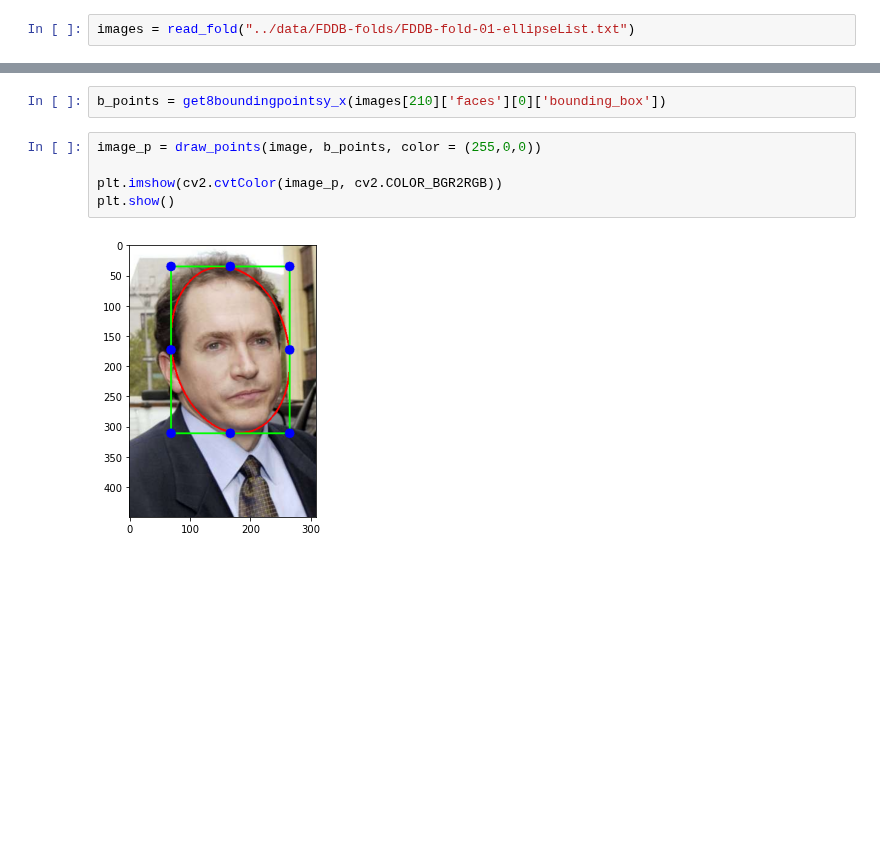
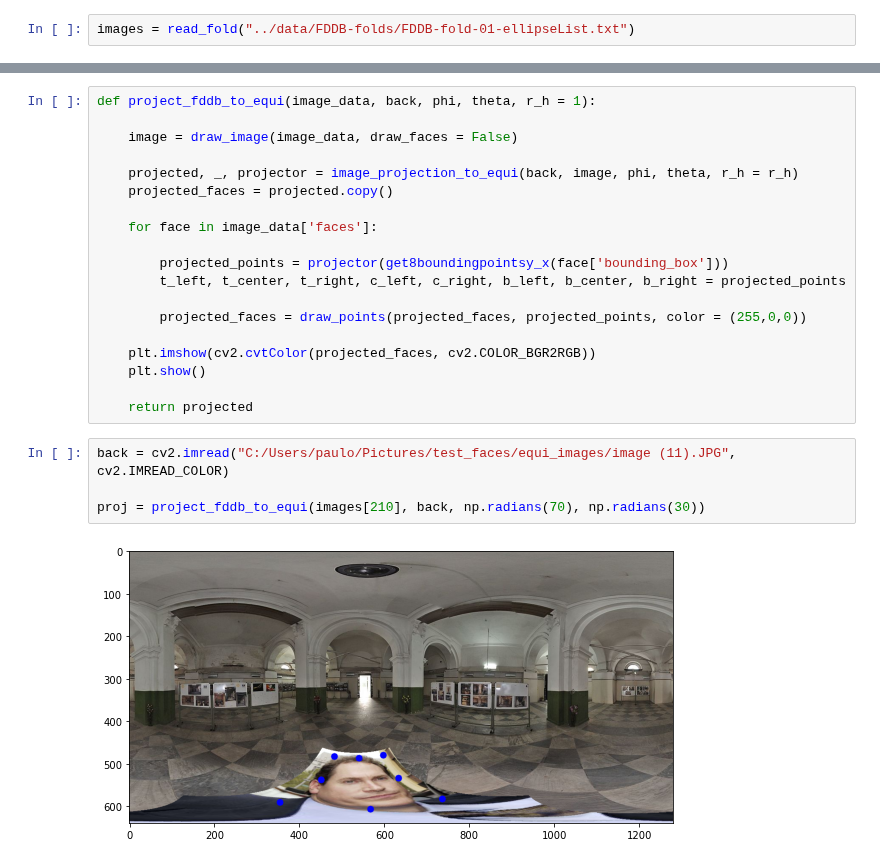
Before and after one commit to TeleMidia/faces360, a Jupyter notebook: ipynb/FDDB_reader.ipynb, the cells around one changed output, grey strips where cells are left out. Drawn from its saved outputs; the diff is of its cells as text; blank space fills up the shorter version.

Commit message:
projected bounding box

```diff
--- a/ipynb/FDDB_reader.ipynb
+++ b/ipynb/FDDB_reader.ipynb
@@ -20,9 +20,25 @@ plt.show()
-# %%
-b_points = get8boundingpointsy_x(images[210]['faces'][0]['bounding_box'])
-# %%
-image_p = draw_points(image, b_points, color = (255,0,0))
-
-plt.imshow(cv2.cvtColor(image_p, cv2.COLOR_BGR2RGB))
-plt.show()
-# %% [output]
-[figure, removed]
+# %%
+def project_fddb_to_equi(image_data, back, phi, theta, r_h = 1):
+
+    image = draw_image(image_data, draw_faces = False)
+
+    projected, _, projector = image_projection_to_equi(back, image, phi, theta, r_h = r_h)
+    projected_faces = projected.copy()
+
+    for face in image_data['faces']:
+
+        projected_points = projector(get8boundingpointsy_x(face['bounding_box']))
+        t_left, t_center, t_right, c_left, c_right, b_left, b_center, b_right = projected_points
+
+        projected_faces = draw_points(projected_faces, projected_points, color = (255,0,0))
+
+    plt.imshow(cv2.cvtColor(projected_faces, cv2.COLOR_BGR2RGB))
+    plt.show()
+
+    return projected
+# %%
+back = cv2.imread("C:/Users/paulo/Pictures/test_faces/equi_images/image (11).JPG", cv2.IMREAD_COLOR)
+
+proj = project_fddb_to_equi(images[210], back, np.radians(70), np.radians(30))
+# %% [output]
+[figure, added]
```
Also changed, not shown: parts of 2 cells of this notebook, 1 other file.
